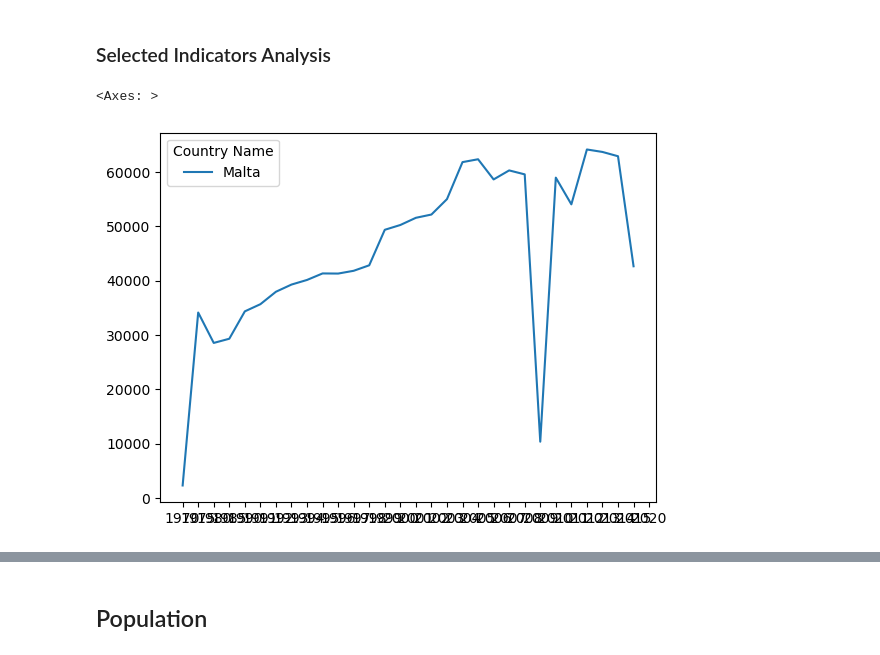
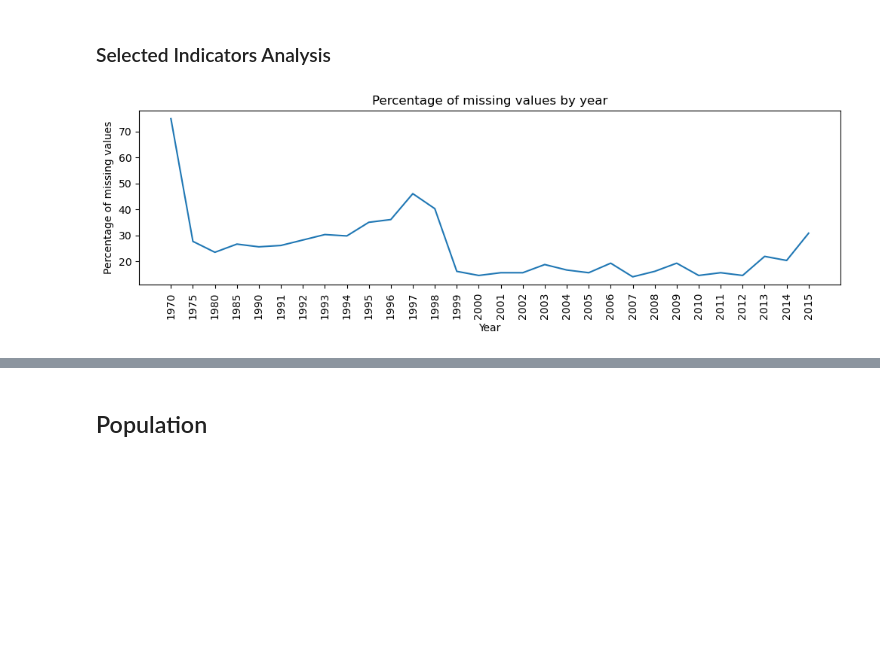
Before and after one commit to Dzov/DSP2, a Jupyter notebook: P2-notebook.ipynb, the cells around one changed output, grey strips where cells are left out. Saved outputs shown, nothing was run; the diff lists cells and outputs as text; code cells hidden in the pictures; blank space fills up the shorter version.

Commit message:
feat(notebook): add nan values graph by country

```diff
--- a/P2-notebook.ipynb
+++ b/P2-notebook.ipynb
@@ -515,9 +515,7 @@ education_enrolment = find_indicators(
 # %%
 def remove_empty_rows_and_columns(df: pd.DataFrame, subset: list = None):
     df = df.dropna(axis=1, how="all")
-
-    subset = subset if subset is not None else df.columns[4:-1]
-    df = df.dropna(axis=0, how="all", subset=subset)
+    df = df.dropna(axis=0, how="all")
 
     return df
 
@@ -525,21 +523,21 @@ def remove_empty_rows_and_columns(df: pd.DataFrame, subset: list = None):
 def show_missing_values(df, title: str):
     missing_values = df.isna().mean() * 100
     plt.figure(figsize=(12, 3))
-    sns.lineplot(data=missing_values[4:-1])
+    sns.lineplot(data=missing_values)
     plt.xticks(rotation=90)
     plt.xlabel("Year")
     plt.ylabel("Percentage of missing values")
     plt.title(title)
     plt.show()
-    return missing_values
 # %%
 education_enrolment_by_country = education_enrolment.groupby("Country Name").sum()
 education_enrolment_by_country.replace(0, np.nan, inplace=True)
+education_enrolment_by_country = remove_empty_rows_and_columns(
+    education_enrolment_by_country
+)
 
-malta = education_enrolment_by_country.loc[
-    education_enrolment_by_country.index == "Malta"
-]
-sns.lineplot(data=malta.transpose())
+show_missing_values(
+    education_enrolment_by_country, "Percentage of missing values by year"
+)
 # %% [output]
-<Axes: >
-[figure, old version]
+[figure, new version]
```
Also changed, not shown: parts of 3 cells of this notebook.
